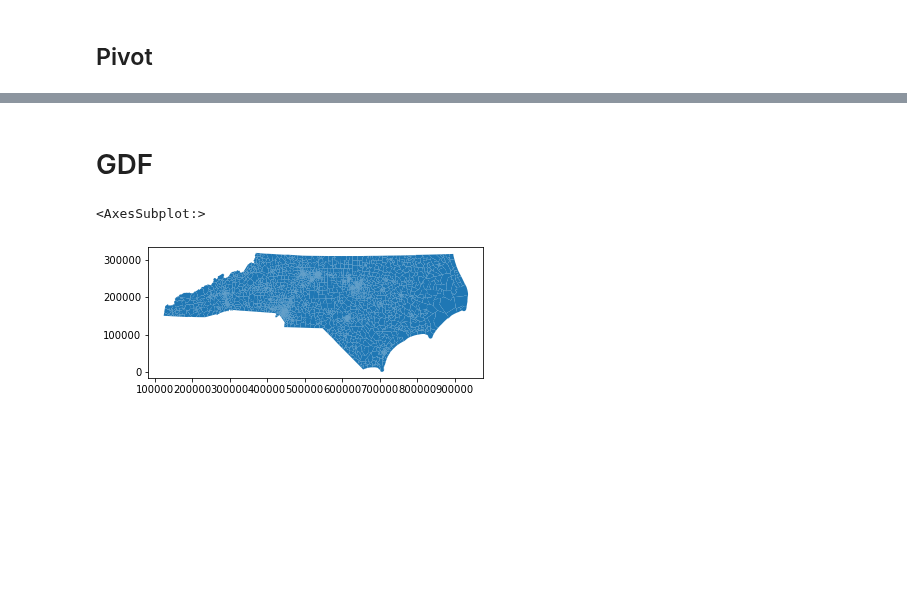
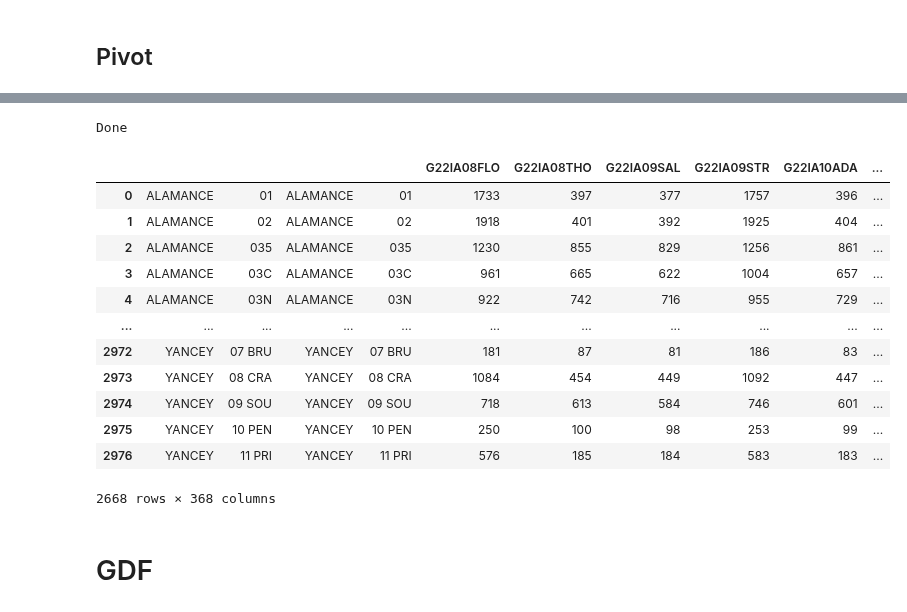
Before and after one commit to nonpartisan-redistricting-datahub/pber_collection, a Jupyter notebook: NC/2022/nc_election_results.ipynb, the cells around one changed output, grey strips where cells are left out. Cells and saved outputs as stored; diff of their text form; code cells hidden in the pictures; blank space fills up the shorter version.

Commit message:
election results processing

```diff
--- a/NC/2022/nc_election_results.ipynb
+++ b/NC/2022/nc_election_results.ipynb
@@ -237,8 +184,25 @@ gdf['prec_id'].nunique()
+# %%
+election_results = df_pivot[~df_pivot["Precinct"].str.contains('|'.join(searchfor))]
+election_results = allocate_absentee(election_results,in_sos,df_pivot.columns[df_pivot.columns.str.startswith("G")],'County')
+print('Done')
+# %% [output]
+Done
+# %%
+election_results
+# %% [output]
+|  |  |  |  |  | G22IA08FLO | G22IA08THO | G22IA09SAL | G22IA09STR | G22IA10ADA | ... |
+| 0 | ALAMANCE | 01 | ALAMANCE | 01 | 1733 | 397 | 377 | 1757 | 396 | ... |
+| 1 | ALAMANCE | 02 | ALAMANCE | 02 | 1918 | 401 | 392 | 1925 | 404 | ... |
+| 2 | ALAMANCE | 035 | ALAMANCE | 035 | 1230 | 855 | 829 | 1256 | 861 | ... |
+| 3 | ALAMANCE | 03C | ALAMANCE | 03C | 961 | 665 | 622 | 1004 | 657 | ... |
+| 4 | ALAMANCE | 03N | ALAMANCE | 03N | 922 | 742 | 716 | 955 | 729 | ... |
+| ... | ... | ... | ... | ... | ... | ... | ... | ... | ... | ... |
+| 2972 | YANCEY | 07 BRU | YANCEY | 07 BRU | 181 | 87 | 81 | 186 | 83 | ... |
+| 2973 | YANCEY | 08 CRA | YANCEY | 08 CRA | 1084 | 454 | 449 | 1092 | 447 | ... |
+| 2974 | YANCEY | 09 SOU | YANCEY | 09 SOU | 718 | 613 | 584 | 746 | 601 | ... |
+| 2975 | YANCEY | 10 PEN | YANCEY | 10 PEN | 250 | 100 | 98 | 253 | 99 | ... |
+| 2976 | YANCEY | 11 PRI | YANCEY | 11 PRI | 576 | 185 | 184 | 583 | 183 | ... |
+2668 rows × 368 columns
 # %% [markdown]
 # GDF
-# %%
-gdf.plot()
-# %% [output]
-<AxesSubplot:>
-[figure, removed]
 # %%
```
Also changed, not shown: parts of 31 cells of this notebook.
